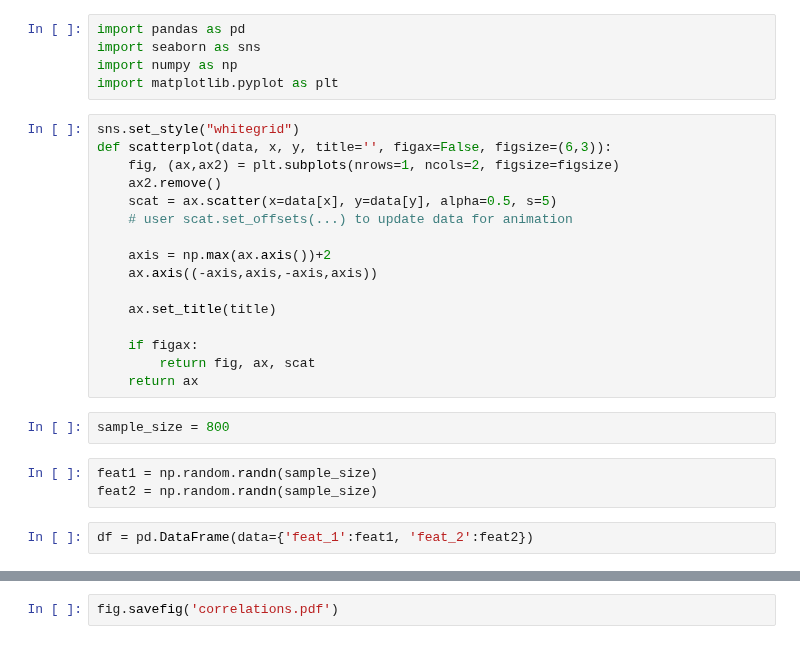
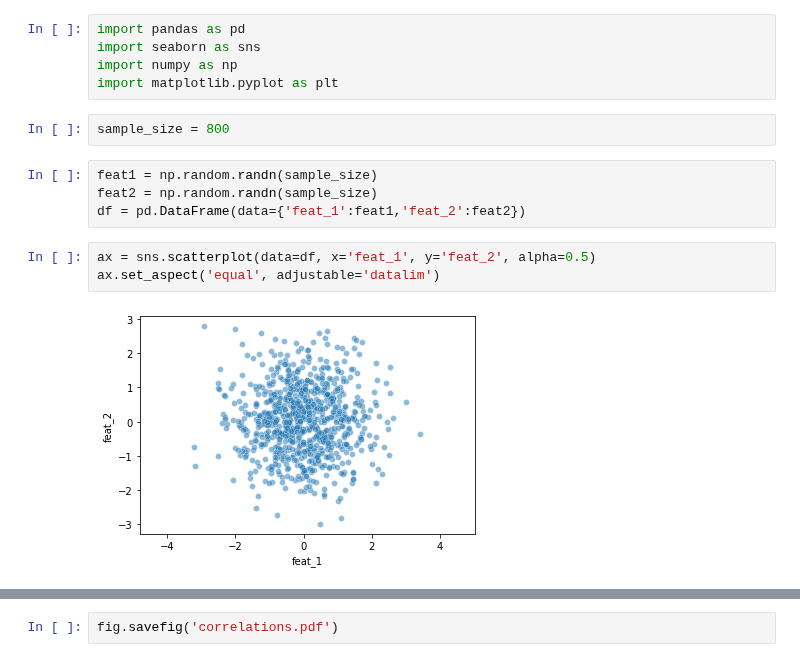
Before and after one commit to raphaelw/data-science-bootcamp, a Jupyter notebook: 02_week/project/correlations.ipynb, the cells around one changed output, grey strips where cells are left out. Saved outputs shown, nothing was run; the diff lists cells and outputs as text.

```diff
--- a/02_week/project/correlations.ipynb
+++ b/02_week/project/correlations.ipynb
@@ -5,26 +5,14 @@ import pandas as pd
 import seaborn as sns
 import numpy as np
 import matplotlib.pyplot as plt
-# %%
-sns.set_style("whitegrid")
-def scatterplot(data, x, y, title='', figax=False, figsize=(6,3)):
-    fig, (ax,ax2) = plt.subplots(nrows=1, ncols=2, figsize=figsize)
-    ax2.remove()
-    scat = ax.scatter(x=data[x], y=data[y], alpha=0.5, s=5)
-    # user scat.set_offsets(...) to update data for animation
-
-    axis = np.max(ax.axis())+2
-    ax.axis((-axis,axis,-axis,axis))
-
-    ax.set_title(title)
-
-    if figax:
-        return fig, ax, scat
-    return ax
 # %%
 sample_size = 800
 # %%
 feat1 = np.random.randn(sample_size)
 feat2 = np.random.randn(sample_size)
+df = pd.DataFrame(data={'feat_1':feat1,'feat_2':feat2})
-# %%
-df = pd.DataFrame(data={'feat_1':feat1, 'feat_2':feat2})
+# %%
+ax = sns.scatterplot(data=df, x='feat_1', y='feat_2', alpha=0.5)
+ax.set_aspect('equal', adjustable='datalim')
+# %% [output]
+[figure, added]
```
Also changed, not shown: parts of 9 cells of this notebook, 1 other file.
